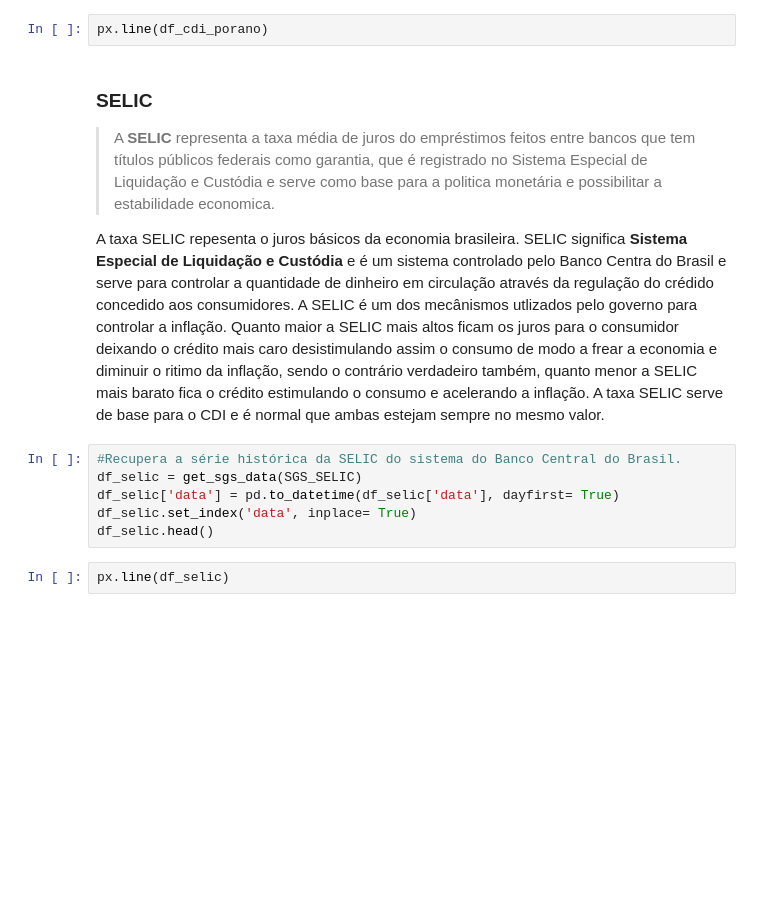
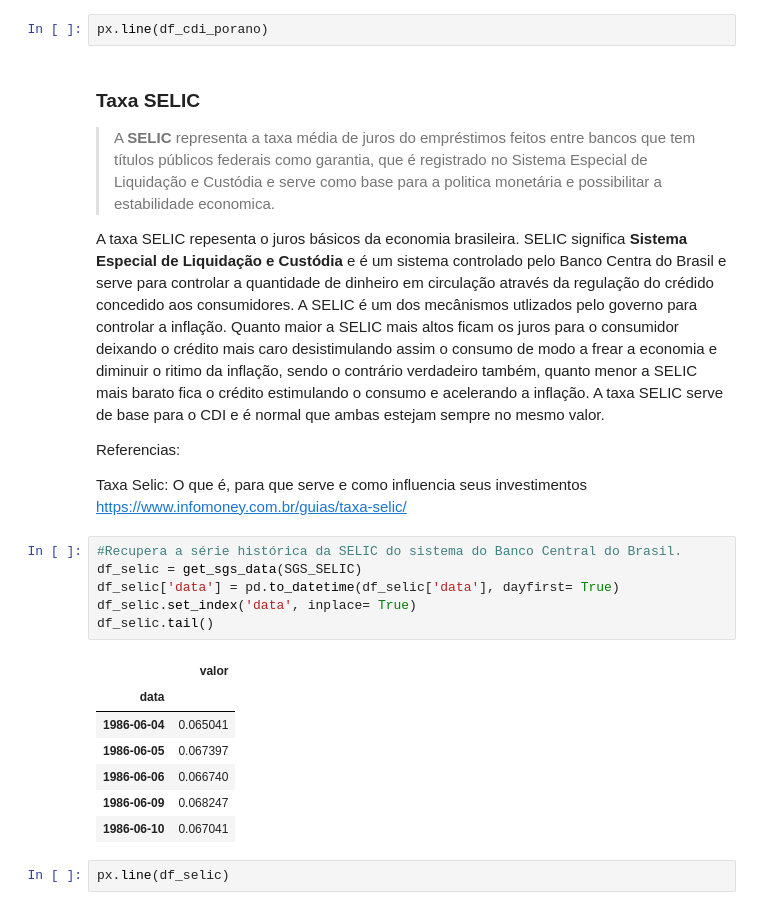
Before and after one commit to afukaya/Analise_Fundos_Investimentos, a Jupyter notebook: Analise_Fundos.ipynb, the cells around one changed output. Cells and saved outputs as stored; diff of their text form; blank space fills up the shorter version.

```diff
--- a/Analise_Fundos.ipynb
+++ b/Analise_Fundos.ipynb
@@ -148,17 +181,30 @@ df_cdi_porano.head()
 # %%
 px.line(df_cdi_porano)
 # %% [markdown]
-### SELIC
+### Taxa SELIC
 
 > A **SELIC** representa a taxa média de juros do empréstimos feitos entre bancos que tem títulos públicos federais como garantia, que é registrado no Sistema Especial de Liquidação e Custódia e serve como base para a politica monetária e possibilitar a estabilidade economica.
 
 A taxa SELIC repesenta o juros básicos da economia brasileira. SELIC significa **Sistema Especial de Liquidação e Custódia** e é um sistema controlado pelo Banco Centra do Brasil e serve para controlar a quantidade de dinheiro em circulação através da regulação do crédido concedido aos consumidores. A SELIC é um dos mecânismos utlizados pelo governo para controlar a inflação. Quanto maior a SELIC mais altos ficam os juros para o consumidor deixando o crédito mais caro desistimulando assim o consumo de modo a frear a economia e diminuir o ritimo da inflação, sendo o contrário verdadeiro também, quanto menor a SELIC mais barato fica o crédito estimulando o consumo e acelerando a inflação. A taxa SELIC serve de base para o CDI e é normal que ambas estejam sempre no mesmo valor.
+
+Referencias:
+
+Taxa Selic: O que é, para que serve e como influencia seus investimentos
+https://www.infomoney.com.br/guias/taxa-selic/
 # %%
 #Recupera a série histórica da SELIC do sistema do Banco Central do Brasil.
 df_selic = get_sgs_data(SGS_SELIC)
 df_selic['data'] = pd.to_datetime(df_selic['data'], dayfirst= True)
 df_selic.set_index('data', inplace= True)
-df_selic.head()
+df_selic.tail()
+# %% [output]
+|  | valor |
+| data |  |
+| 1986-06-04 | 0.065041 |
+| 1986-06-05 | 0.067397 |
+| 1986-06-06 | 0.066740 |
+| 1986-06-09 | 0.068247 |
+| 1986-06-10 | 0.067041 |
 # %%
 px.line(df_selic)
 # %% [markdown]
```
Also changed, not shown: parts of 10 cells of this notebook.
